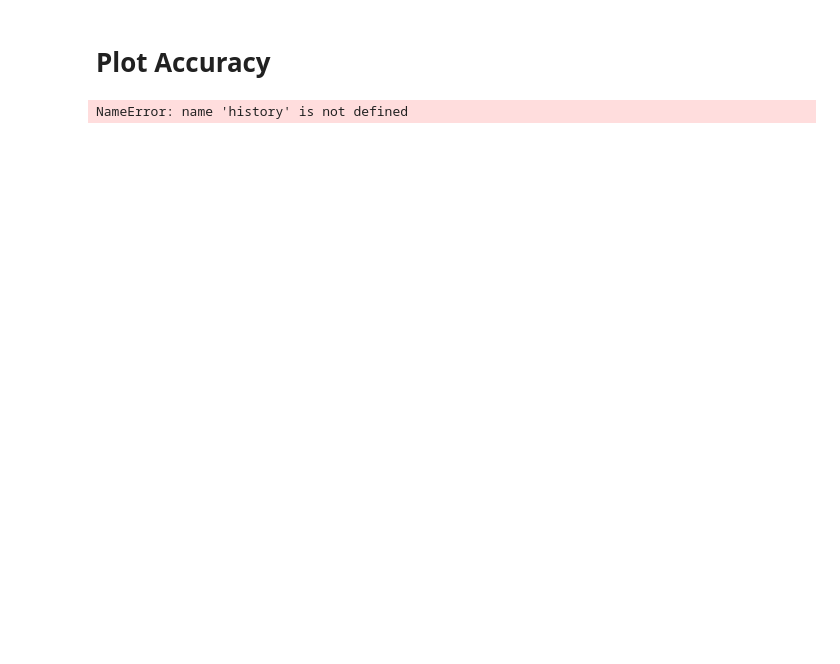
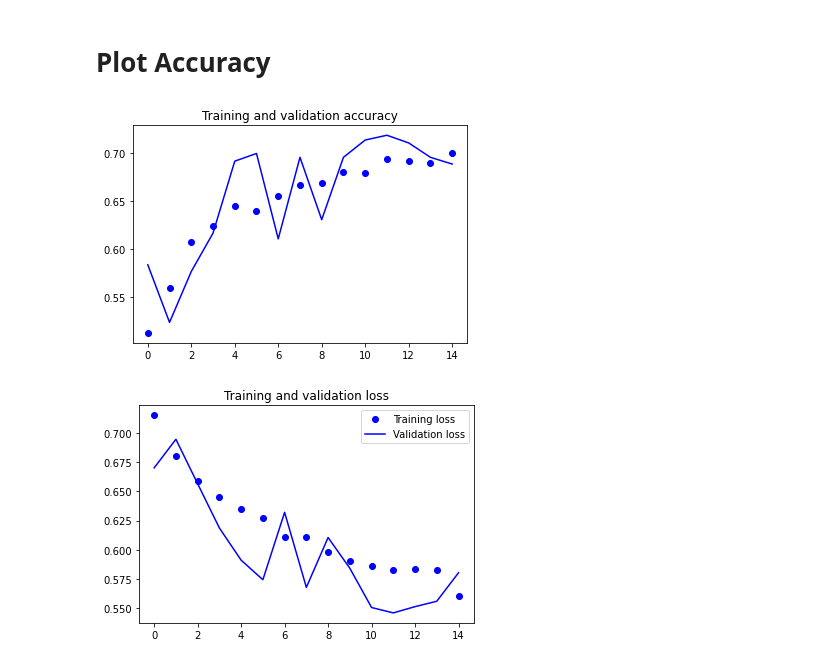
Before and after one commit to dharm1k987/tensorflow_covid-19, a Jupyter notebook: tensorflow_cat_dog_classification/Cats vs. Dogs Prediction.ipynb, the cells around one changed output. Saved outputs shown, nothing was run; the diff lists cells and outputs as text; code cells hidden in the pictures; blank space fills up the shorter version.

```diff
--- a/tensorflow_cat_dog_classification/Cats vs. Dogs Prediction.ipynb
+++ b/tensorflow_cat_dog_classification/Cats vs. Dogs Prediction.ipynb
@@ -253,25 +262,26 @@ ModuleNotFoundError: No module named 'google.colab'
 # Plot Accuracy
 # %%
 import matplotlib.pyplot as plt
-acc = history.history['acc']
-val_acc = history.history['val_acc']
+acc = history.history['accuracy']
+val_acc = history.history['val_accuracy']
 loss = history.history['loss']
 val_loss = history.history['val_loss']
 
 epochs = range(len(acc))
 
 plt.plot(epochs, acc, 'bo', label='Training accuracy')
 plt.plot(epochs, val_acc, 'b', label='Validation accuracy')
 plt.title('Training and validation accuracy')
 
 plt.figure()
 
 plt.plot(epochs, loss, 'bo', label='Training loss')
 plt.plot(epochs, val_loss, 'b', label='Validation loss')
 plt.title('Training and validation loss')
 
 plt.legend()
 
 plt.show()
 # %% [output]
-NameError: name 'history' is not defined
+[figure, added]
+[figure, added]
```
Also changed, not shown: parts of 4 cells of this notebook.
